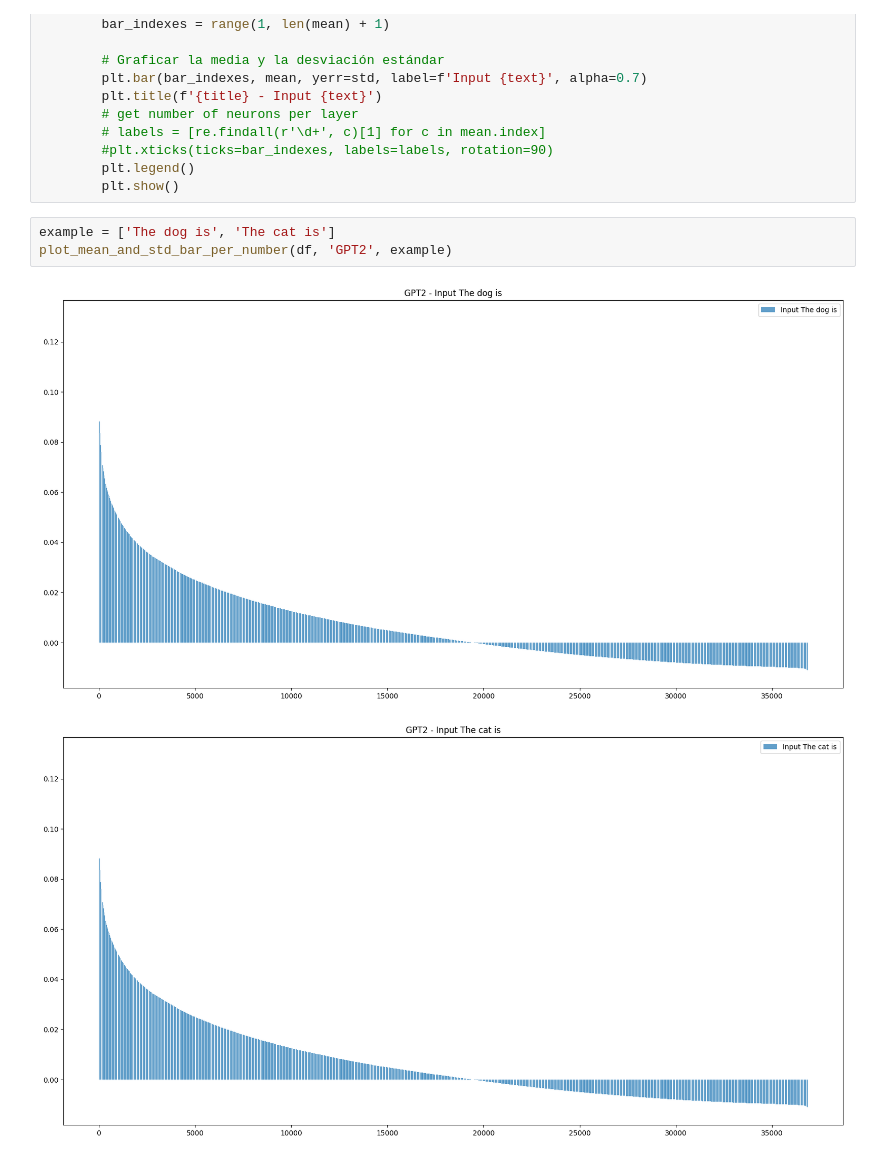
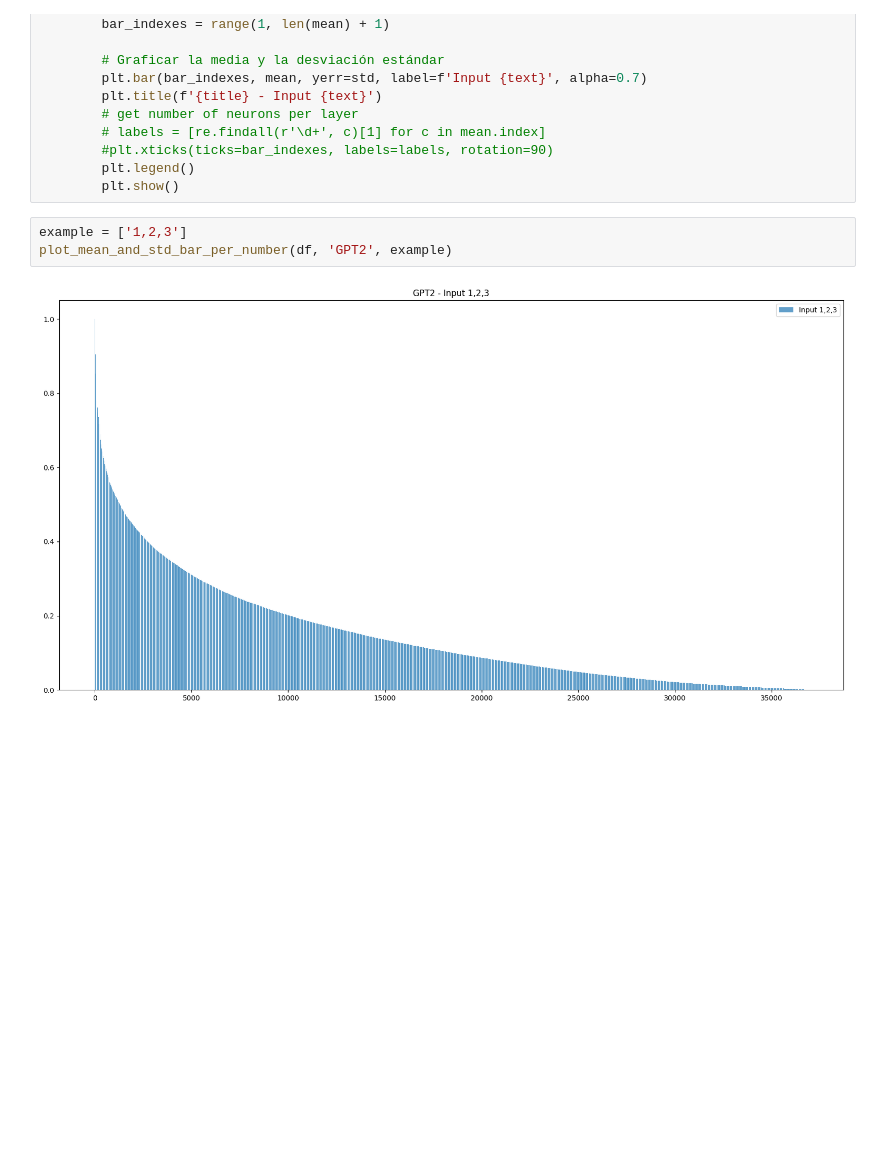
Before and after one commit to miguel-kjh/ExAI, a Jupyter notebook: experiments/activations.ipynb, the cells around one changed output. Cells and saved outputs as stored; diff of their text form; blank space fills up the shorter version.

```diff
--- a/experiments/activations.ipynb
+++ b/experiments/activations.ipynb
@@ -127,11 +127,10 @@ def plot_mean_and_std_bar_per_number(df: pd.DataFrame, title: str, inputs: list)
         plt.legend()
         plt.show()
 # %%
-example = ['The dog is', 'The cat is']
+example = ['1,2,3']
 plot_mean_and_std_bar_per_number(df, 'GPT2', example)
 # %% [output]
-[figure, old version]
+[figure, new version]
-[figure, removed]
 # %%
 # split dataframe into layers
 layers_activations = []
```
Also changed, not shown: parts of 7 cells of this notebook, 2 other files.
